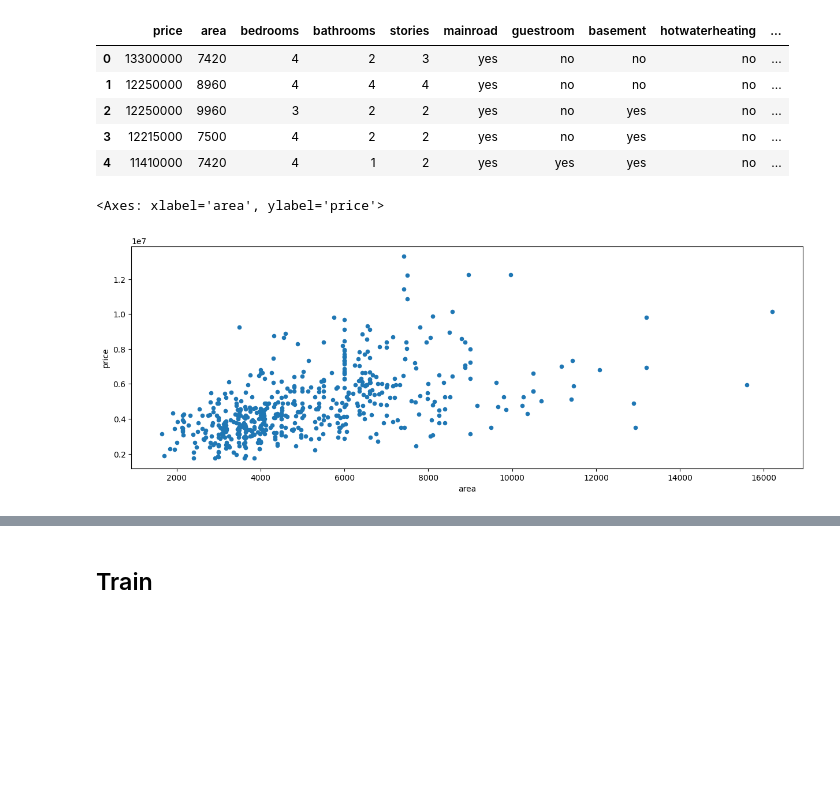
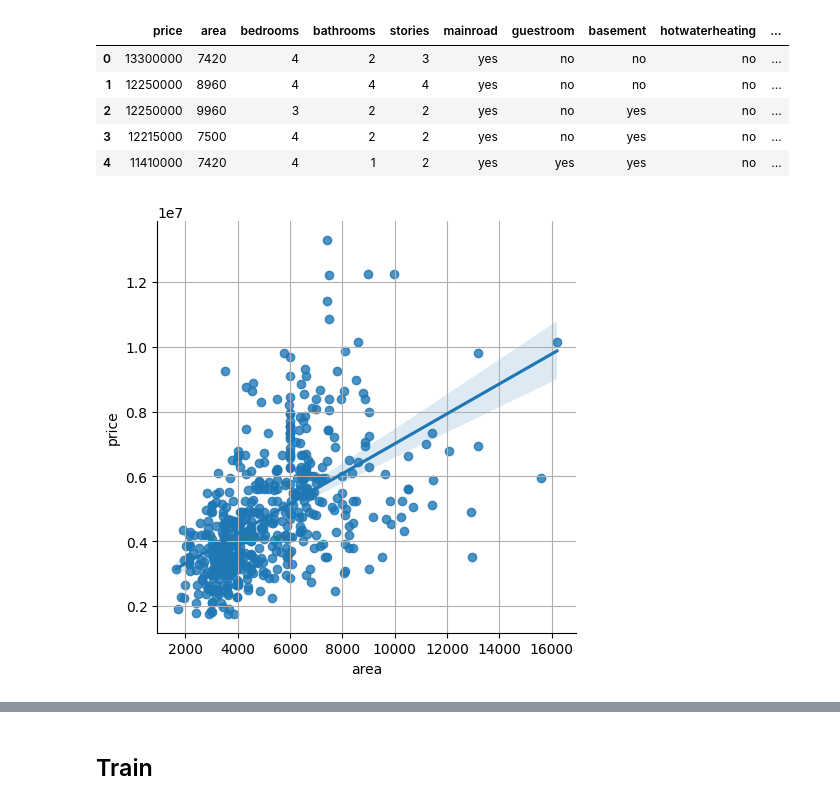
Before and after one commit to tarsweb-Python-GOIT/DS-HW, a Jupyter notebook: hw-03.ipynb, the cells around one changed output, grey strips where cells are left out. Saved outputs shown, nothing was run; the diff lists cells and outputs as text; code cells hidden in the pictures; blank space fills up the shorter version.

```diff
--- a/hw-03.ipynb
+++ b/hw-03.ipynb
@@ -147,7 +148,11 @@ dataframe.head()
 | 3 | 12215000 | 7500 | 4 | 2 | 2 | yes | no | yes | no | ... |
 | 4 | 11410000 | 7420 | 4 | 1 | 2 | yes | yes | yes | no | ... |
 # %%
-dataframe.plot(x="area", y="price", kind="scatter", figsize=(15,5))
+# dataframe.plot(x="area", y="price", kind="scatter", xlabel="area", ylabel="price", figsize=(15,5))
+
+sns.lmplot(x="area", y="price", data=dataframe)
+plt.grid()
+
+plt.show()
 # %% [output]
-<Axes: xlabel='area', ylabel='price'>
-[figure, old version]
+[figure, new version]
```
Also changed, not shown: parts of 4 cells of this notebook.
